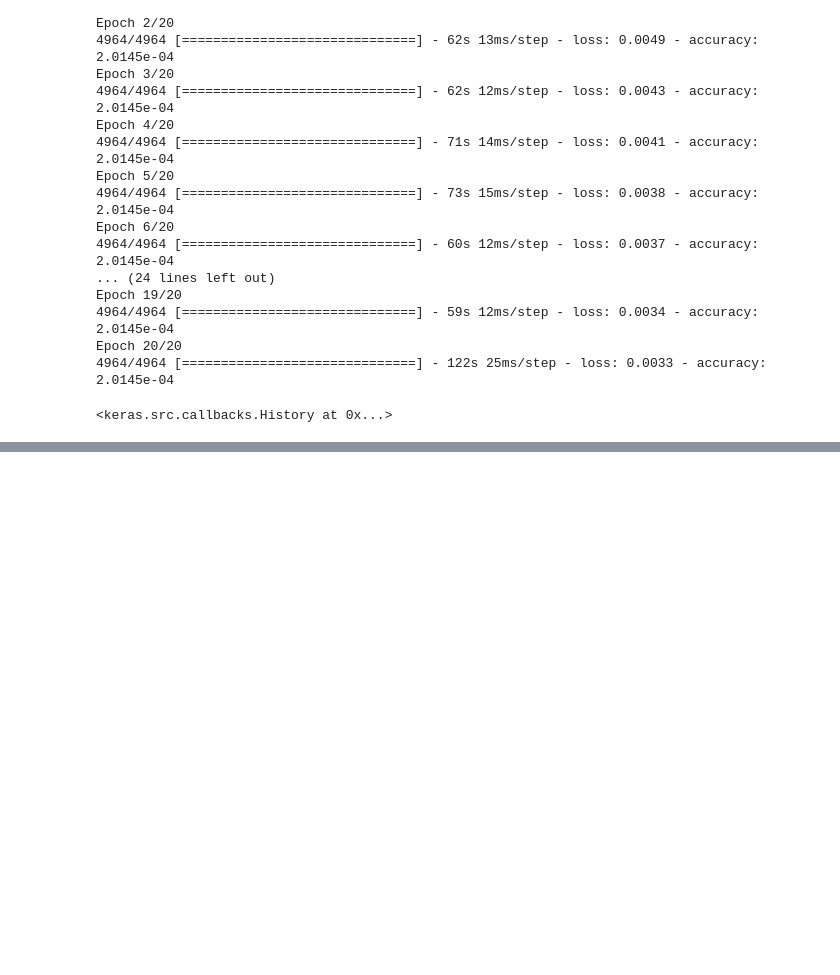
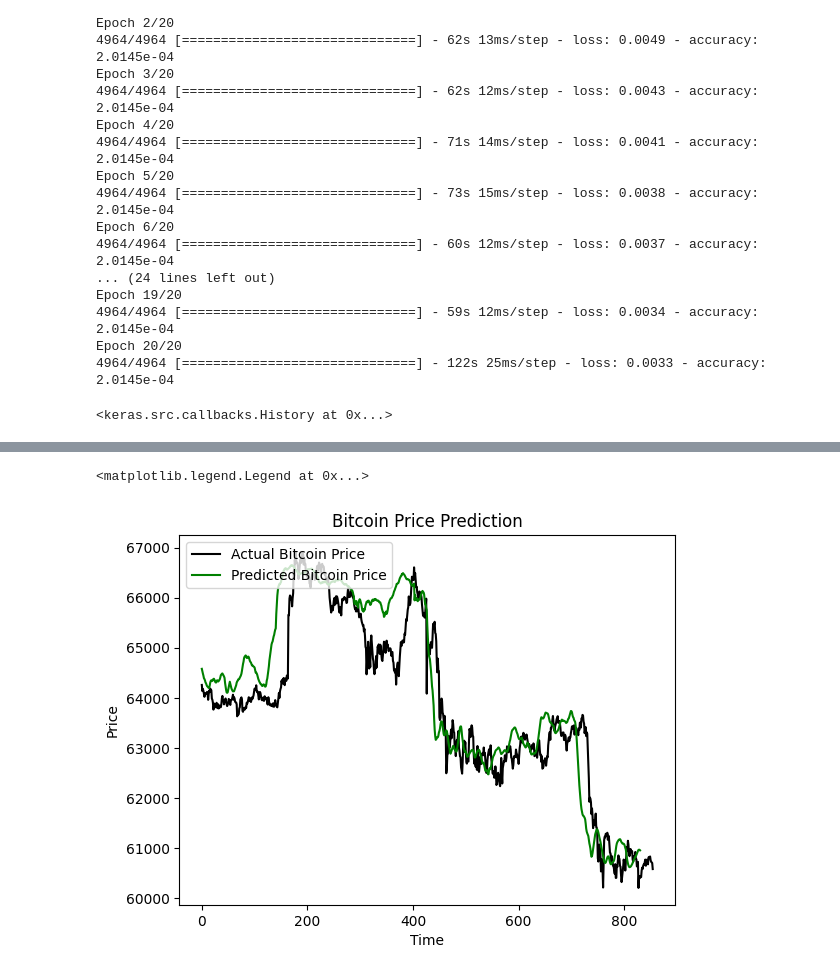
Before and after one commit to sksarvesh007/BITCOIN-PRICE-PREDICTION-USING-DEEP-LEARNING, a Jupyter notebook: notebook.ipynb, the cells around one changed output, grey strips where cells are left out. Saved outputs shown, nothing was run; the diff lists cells and outputs as text; code cells hidden in the pictures; blank space fills up the shorter version.

```diff
--- a/notebook.ipynb
+++ b/notebook.ipynb
@@ -142,20 +142,7 @@ test_df.to_csv('test_btc.csv', index=False)
 test_df['close']
 bitcoin_prices = pd.to_numeric(test_df['close'] , errors='coerce').values
 # %%
-test_inputs = bitcoin_prices[len(bitcoin_prices) - len(test_df) - time_intervals_to_train:].reshape(-1,1)
-model_inputs = scaler.transform(test_inputs)
+test_inputs = test_df['close'].values
+test_inputs = test_inputs.reshape(-1,1)
+test_inputs.size
+model_inputs = scaler.fit_transform(test_inputs)
-# %%
-x_test = []
-for x in range(time_intervals_to_train, len(model_inputs)):
-    x_slice = model_inputs[x - time_intervals_to_train:x, 0]
-
-    # Check if the sliced array is not empty before appending
-    if x_slice.size > 0:
-        x_test.append(x_slice)
-
-# Ensure x_test is not empty before attempting to reshape
-if x_test:
-    x_test = np.array(x_test)
-    x_test = np.reshape(x_test, (x_test.shape[0], x_test.shape[1], 1))
-else:
-    print("x_test is empty. Check your slicing parameters.")
@@ -163,0 +153,4 @@ x_test is empty. Check your slicing parameters.
+# %%
+x_test = []
+for x in range(time_intervals_to_train, len(model_inputs)):
+    x_test.append(model_inputs[x-time_intervals_to_train:x, 0])
@@ -167,0 +164,3 @@ array([], dtype=float64)
+# %%
+prediction_prices = model.predict(x_test)
+prediction_prices=scaler.inverse_transform(prediction_prices)
@@ -167,0 +169,10 @@ array([], dtype=float64)
+# %%
+plt.plot(bitcoin_prices, color='black', label='Actual Bitcoin Price')
+plt.plot(prediction_prices, color='green', label='Predicted Bitcoin Price')
+plt.title(f'Bitcoin Price Prediction')
+plt.xlabel('Time')
+plt.ylabel('Price')
+plt.legend(loc='upper left')
+# %% [output]
+<matplotlib.legend.Legend at 0x...>
+[figure, added]
```
Also changed, not shown: parts of 11 cells of this notebook.
